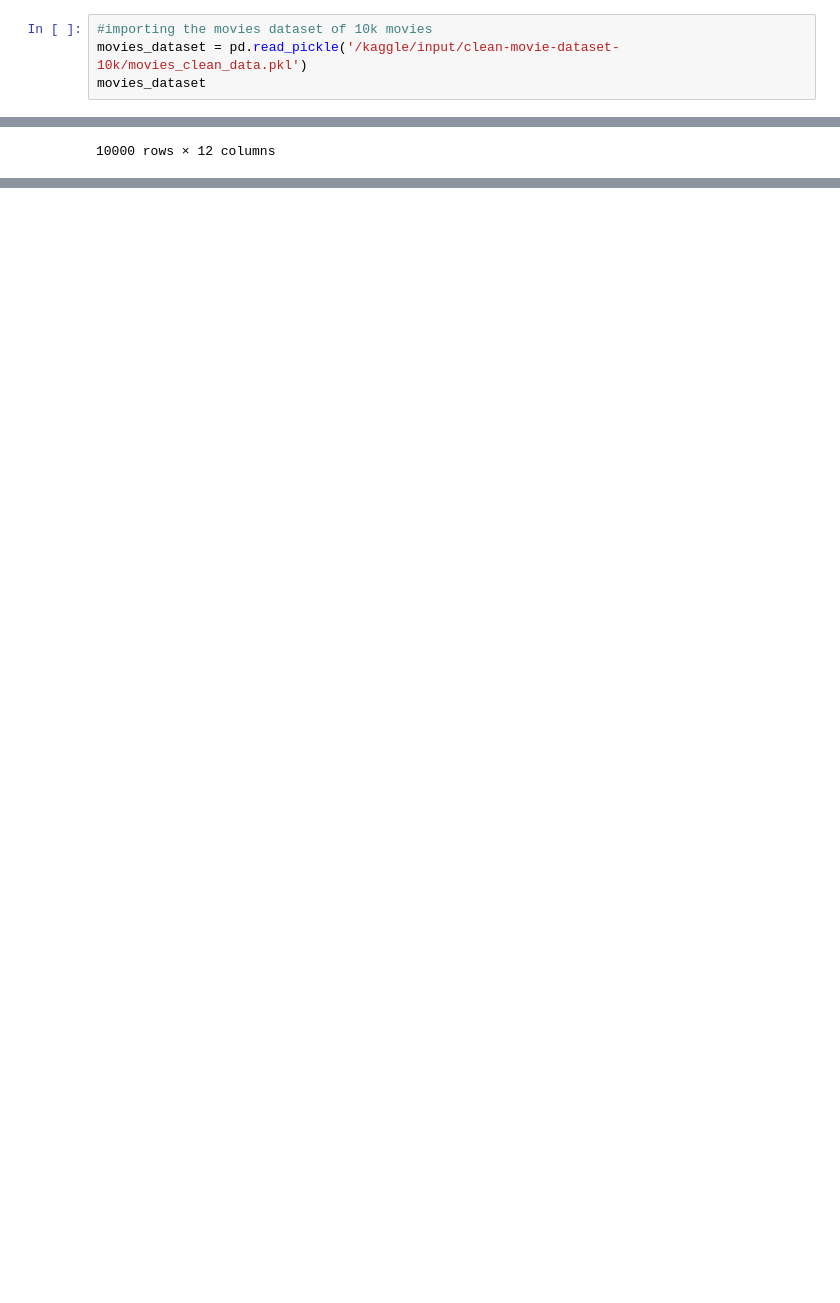
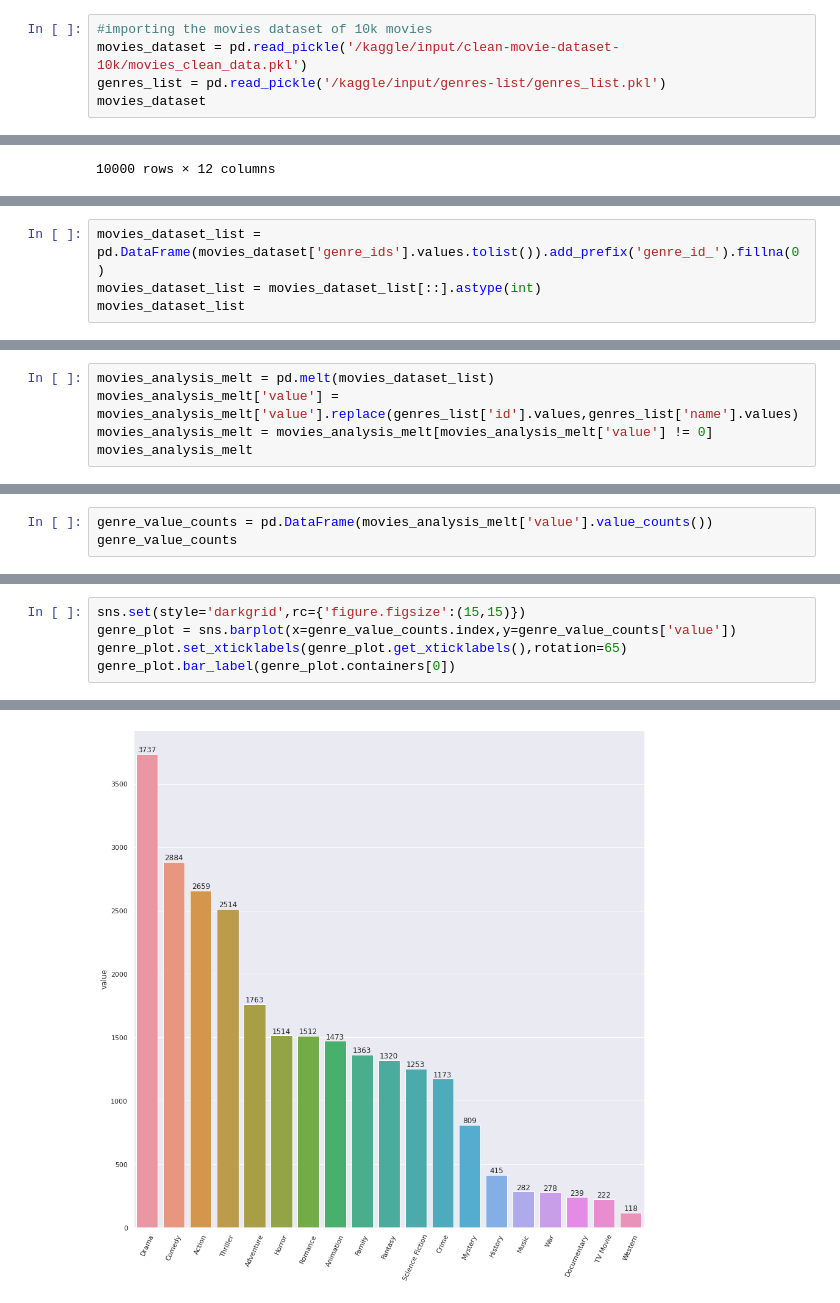
Before and after one commit to jibo16/Ml-practicing-ML-project-dev, a Jupyter notebook: movieanalysis.ipynb, the cells around one changed output, grey strips where cells are left out. Saved outputs shown, nothing was run; the diff lists cells and outputs as text; blank space fills up the shorter version.

Commit message:
Barplot 1 added

```diff
--- a/movieanalysis.ipynb
+++ b/movieanalysis.ipynb
@@ -15,6 +18,7 @@ for dirname, _, filenames in os.walk('/kaggle/input'):
 # %%
 #importing the movies dataset of 10k movies
 movies_dataset = pd.read_pickle('/kaggle/input/clean-movie-dataset-10k/movies_clean_data.pkl')
+genres_list = pd.read_pickle('/kaggle/input/genres-list/genres_list.pkl')
 movies_dataset
 # %% [output]
 |  | adult | genre_ids | id | original_language | original_title | overview | popularity | release_date | ... |
@@ -60,0 +86,4 @@ genre_list_second.to_pickle('genres_list.pkl')
+# %%
+movies_dataset_list = pd.DataFrame(movies_dataset['genre_ids'].values.tolist()).add_prefix('genre_id_').fillna(0)
+movies_dataset_list = movies_dataset_list[::].astype(int)
+movies_dataset_list
@@ -60,0 +104,5 @@ genre_list_second.to_pickle('genres_list.pkl')
+# %%
+movies_analysis_melt = pd.melt(movies_dataset_list)
+movies_analysis_melt['value'] = movies_analysis_melt['value'].replace(genres_list['id'].values,genres_list['name'].values)
+movies_analysis_melt = movies_analysis_melt[movies_analysis_melt['value'] != 0]
+movies_analysis_melt
@@ -60,0 +123,3 @@ genre_list_second.to_pickle('genres_list.pkl')
+# %%
+genre_value_counts = pd.DataFrame(movies_analysis_melt['value'].value_counts())
+genre_value_counts
@@ -60,0 +144,6 @@ genre_list_second.to_pickle('genres_list.pkl')
+# %%
+sns.set(style='darkgrid',rc={'figure.figsize':(15,15)})
+genre_plot = sns.barplot(x=genre_value_counts.index,y=genre_value_counts['value'])
+genre_plot.set_xticklabels(genre_plot.get_xticklabels(),rotation=65)
+genre_plot.bar_label(genre_plot.containers[0])
+# %% [output]
@@ -60,0 +169 @@ genre_list_second.to_pickle('genres_list.pkl')
+[figure, added]
```
Also changed, not shown: parts of 15 cells of this notebook.
